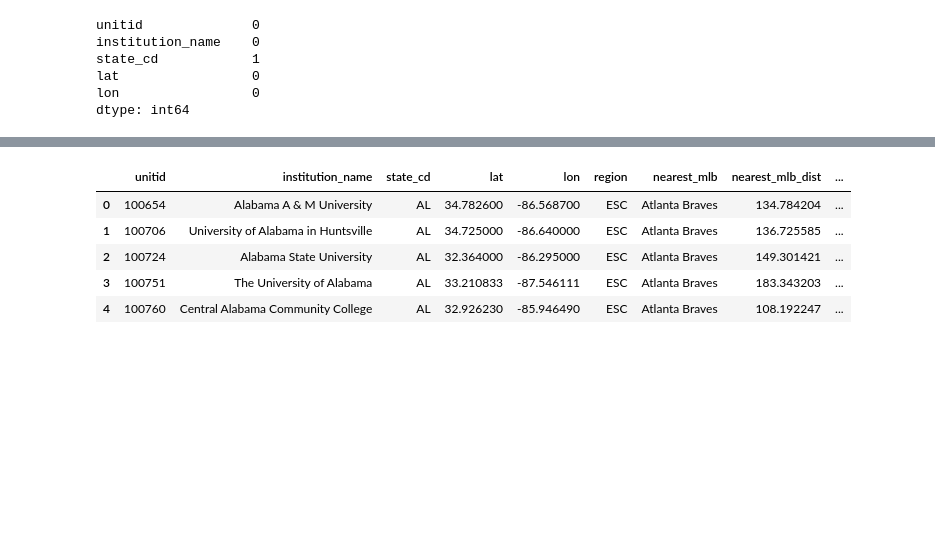
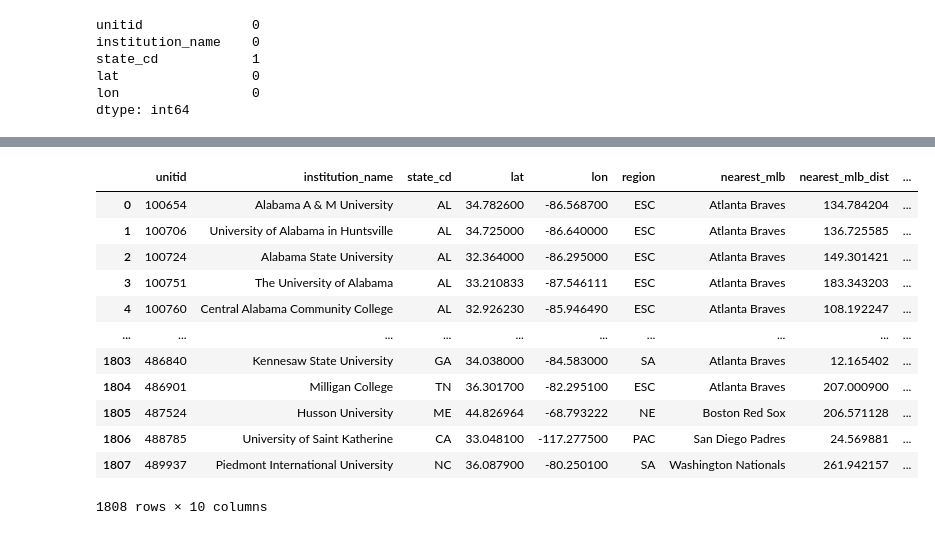
Before and after one commit to ean-maloney/final_project, a Jupyter notebook: Data Transform/get_nearest_teams.ipynb, the cells around one changed output, grey strips where cells are left out. Drawn from its saved outputs; the diff is of its cells as text; code cells hidden in the pictures; blank space fills up the shorter version.

```diff
--- a/Data Transform/get_nearest_teams.ipynb
+++ b/Data Transform/get_nearest_teams.ipynb
@@ -184,11 +184,18 @@ Row 1810 done.
 # %%
-school_geo.head()
+school_geo
 # %% [output]
 |  | unitid | institution_name | state_cd | lat | lon | region | nearest_mlb | nearest_mlb_dist | ... |
 | 0 | 100654 | Alabama A & M University | AL | 34.782600 | -86.568700 | ESC | Atlanta Braves | 134.784204 | ... |
 | 1 | 100706 | University of Alabama in Huntsville | AL | 34.725000 | -86.640000 | ESC | Atlanta Braves | 136.725585 | ... |
 | 2 | 100724 | Alabama State University | AL | 32.364000 | -86.295000 | ESC | Atlanta Braves | 149.301421 | ... |
 | 3 | 100751 | The University of Alabama | AL | 33.210833 | -87.546111 | ESC | Atlanta Braves | 183.343203 | ... |
 | 4 | 100760 | Central Alabama Community College | AL | 32.926230 | -85.946490 | ESC | Atlanta Braves | 108.192247 | ... |
+| ... | ... | ... | ... | ... | ... | ... | ... | ... | ... |
+| 1803 | 486840 | Kennesaw State University | GA | 34.038000 | -84.583000 | SA | Atlanta Braves | 12.165402 | ... |
+| 1804 | 486901 | Milligan College | TN | 36.301700 | -82.295100 | ESC | Atlanta Braves | 207.000900 | ... |
+| 1805 | 487524 | Husson University | ME | 44.826964 | -68.793222 | NE | Boston Red Sox | 206.571128 | ... |
+| 1806 | 488785 | University of Saint Katherine | CA | 33.048100 | -117.277500 | PAC | San Diego Padres | 24.569881 | ... |
+| 1807 | 489937 | Piedmont International University | NC | 36.087900 | -80.250100 | SA | Washington Nationals | 261.942157 | ... |
+1808 rows × 10 columns
 # %%
 school_geo.to_csv('school_geo.csv', index = False)
```
Also changed, not shown: parts of 2 cells of this notebook, 6 other files.
